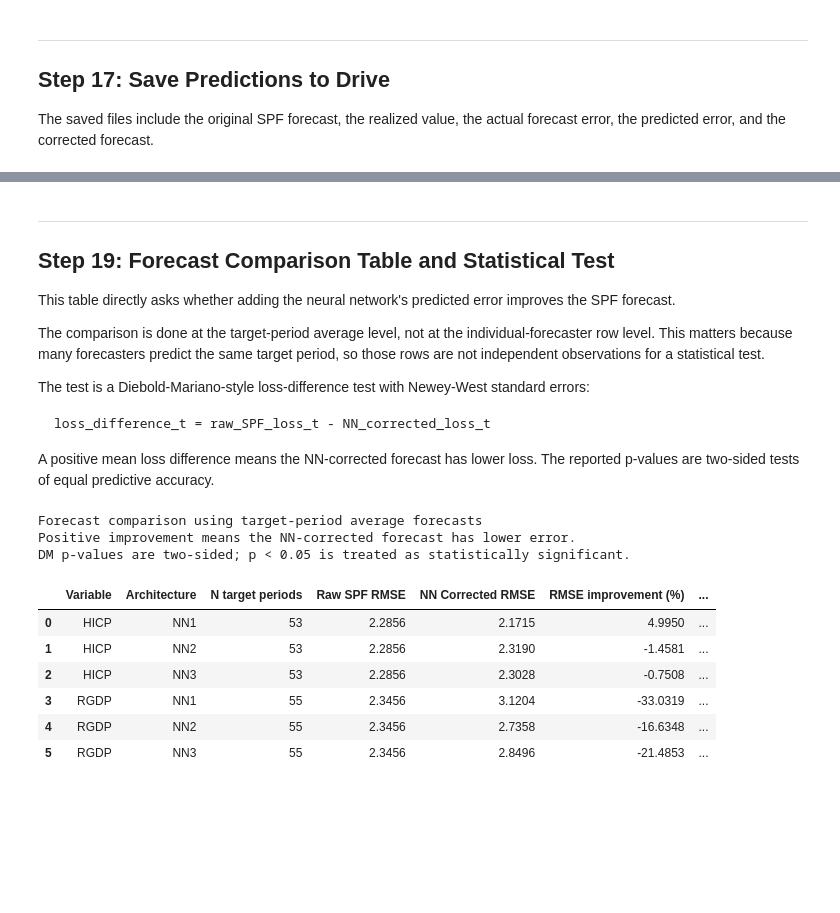
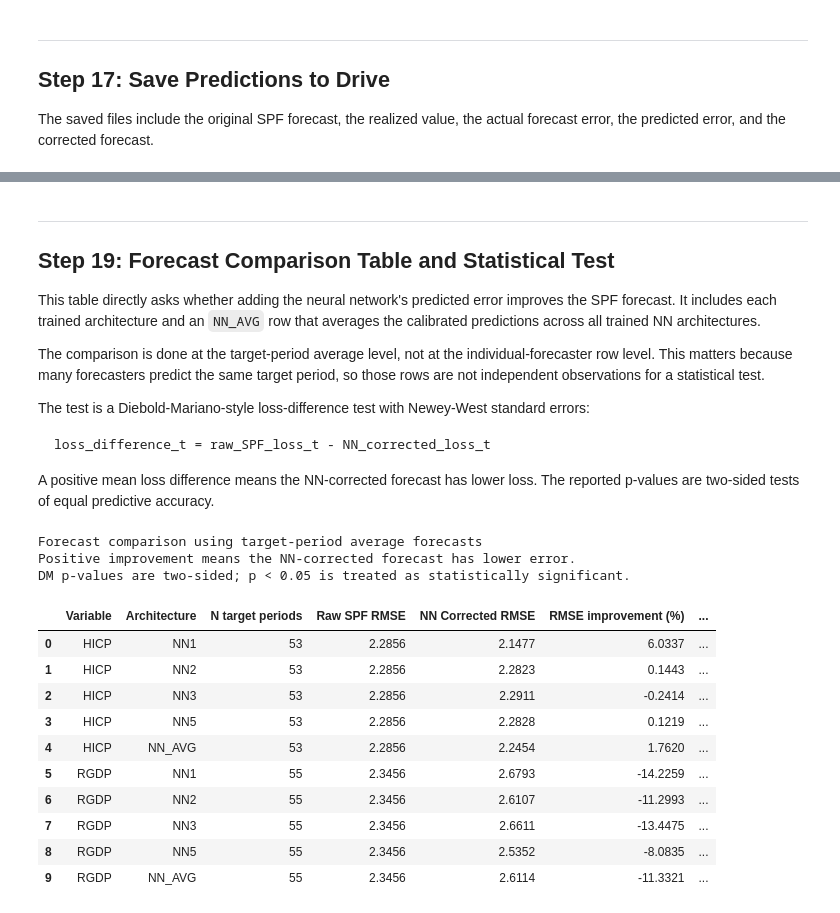
Before and after one commit to JulianReynolds/Data-Science-Assignment, a Jupyter notebook: nn_replication_a100.ipynb, the cells around one changed output, grey strips where cells are left out. Saved outputs shown, nothing was run; the diff lists cells and outputs as text; code cells hidden in the pictures; blank space fills up the shorter version.

```diff
--- a/nn_replication_a100.ipynb
+++ b/nn_replication_a100.ipynb
@@ -122,7 +122,7 @@ DATA_DIR = Path("data")
 # run to NN2 and the first few annual refits.
 # Set to False for the full replication.
 # ====================================================
-SMOKE_TEST = True
+SMOKE_TEST = False
 SMOKE_SPLITS = 5
 
 if SMOKE_TEST:
@@ -723,7 +768,7 @@ PREDICTION_CLIP_UPPER_Q = 0.99
 # OLS shrinkage calibrates the correction magnitude on the validation window:
 # alpha = sum(pred_valid * error_valid) / sum(pred_valid ** 2), clamped to [0, 1].
 USE_OLS_SHRINKAGE = True
-SHRINKAGE_ALPHA_MIN = 0.0
+SHRINKAGE_ALPHA_MIN = 0.1
 SHRINKAGE_ALPHA_MAX = 1.0
 
 print(f"Smoke test mode: {SMOKE_TEST}")
@@ -1184,7 +1245,7 @@ early training windows. The first model set uses `NN1`, `NN2`, and `NN3`.
 if SMOKE_TEST:
     archs_to_run = ["NN2"]
 else:
-    archs_to_run = ["NN1", "NN2", "NN3"]
+    archs_to_run = ["NN1", "NN2", "NN3","NN5"]
 
 # Results are nested as results[variable][architecture].
 results = {}
@@ -1775,7 +1945,9 @@ display(average_forecasts.tail(10))
 ## Step 19: Forecast Comparison Table and Statistical Test
 
 This table directly asks whether adding the neural network's predicted error
-improves the SPF forecast.
+improves the SPF forecast. It includes each trained architecture and an
+`NN_AVG` row that averages the calibrated predictions across all trained NN
+architectures.
 
 The comparison is done at the target-period average level, not at the
 individual-forecaster row level. This matters because many forecasters predict
@@ -1797,6 +1969,7 @@ The reported p-values are two-sided tests of equal predictive accuracy.
 # ====================================================
 
 DM_MAX_LAG = 4
+AVERAGE_ARCH_NAME = "NN_AVG"
 
 
 def metric_rmse(values: np.ndarray) -> float:
@@ -1865,9 +2038,38 @@ def comparison_verdict(improvement_pct: float, p_value: float) -> str:
     return f"NN {direction} ({suffix})"
 
 
+def get_prediction_series(target_variable: str, arch_name: str) -> pd.Series:
+    """Return indexed calibrated predictions for one architecture or NN_AVG."""
+    if arch_name == AVERAGE_ARCH_NAME:
+        available_arches = [
+            arch for arch in archs_to_run
+            if target_variable in results and arch in results[target_variable]
+        ]
+        if len(available_arches) < 2:
+            raise ValueError(f"Need at least two architectures to build {AVERAGE_ARCH_NAME}.")
+
+        aligned_predictions = pd.concat(
+            [
+                pd.Series(
+                    results[target_variable][arch]["preds"],
+                    index=results[target_variable][arch]["test_indices"],
+                    name=arch,
+                )
+                for arch in available_arches
+            ],
+            axis=1,
+            join="inner",
+        ).sort_index()
+        return aligned_predictions.mean(axis=1).rename(AVERAGE_ARCH_NAME)
+
+    res = results[target_variable][arch_name]
+    return pd.Series(res["preds"], index=res["test_indices"], name=arch_name)
+
+
 def build_architecture_forecast_frame(target_variable: str, arch_name: str) -> pd.DataFrame:
     """Build target-period average raw and NN-corrected forecasts."""
-    res = results[target_variable][arch_name]
+    prediction_series = get_prediction_series(target_variable, arch_name)
+
     needed_cols = [
         "survey_round",
         "survey_year",
@@ -1881,8 +2083,8 @@ def build_architecture_forecast_frame(target_variable: str, arch_name: str) -> p
     ]
     needed_cols = [col for col in needed_cols if col in model_data.columns]
 
-    meta = model_data.loc[res["test_indices"], needed_cols].reset_index(drop=True)
-    meta["predicted_error"] = res["preds"]
+    meta = model_data.loc[prediction_series.index, needed_cols].reset_index(drop=True)
+    meta["predicted_error"] = prediction_series.to_numpy(dtype=float)
     meta["nn_corrected_forecast"] = meta["rolling_1y_forecast"] + meta["predicted_error"]
 
     if "target_date" in meta.columns:
@@ -1917,10 +2119,15 @@ comparison_frames = {}
 for target_variable in TARGET_VARIABLES:
     comparison_frames[target_variable] = {}
 
-    for arch_name in archs_to_run:
-        if target_variable not in results or arch_name not in results[target_variable]:
-            continue
+    available_arches = [
+        arch for arch in archs_to_run
+        if target_variable in results and arch in results[target_variable]
+    ]
+    comparison_arches = available_arches.copy()
+    if len(available_arches) >= 2:
+        comparison_arches.append(AVERAGE_ARCH_NAME)
 
+    for arch_name in comparison_arches:
         forecast_frame = build_architecture_forecast_frame(target_variable, arch_name)
         comparison_frames[target_variable][arch_name] = forecast_frame
 
@@ -1978,39 +2185,43 @@ display_cols = [
     "DM stat squared loss",
     "DM p squared loss",
     "DM p absolute loss",
     "RMSE verdict",
 ]
 
 formatted_comparison = forecast_comparison_df[display_cols].copy()
 numeric_format_cols = [
     "Raw SPF RMSE",
     "NN Corrected RMSE",
     "RMSE improvement (%)",
     "Raw SPF MAE",
     "NN Corrected MAE",
     "MAE improvement (%)",
     "DM stat squared loss",
     "DM p squared loss",
     "DM p absolute loss",
 ]
 for col in numeric_format_cols:
     formatted_comparison[col] = formatted_comparison[col].map(lambda x: f"{x:.4f}")
 
 print("Forecast comparison using target-period average forecasts")
 print("Positive improvement means the NN-corrected forecast has lower error.")
 print("DM p-values are two-sided; p < 0.05 is treated as statistically significant.")
 display(formatted_comparison)
 # %% [output]
 Forecast comparison using target-period average forecasts
 Positive improvement means the NN-corrected forecast has lower error.
 DM p-values are two-sided; p < 0.05 is treated as statistically significant.
 |  | Variable | Architecture | N target periods | Raw SPF RMSE | NN Corrected RMSE | RMSE improvement (%) | ... |
-| 0 | HICP | NN1 | 53 | 2.2856 | 2.1715 | 4.9950 | ... |
-| 1 | HICP | NN2 | 53 | 2.2856 | 2.3190 | -1.4581 | ... |
-| 2 | HICP | NN3 | 53 | 2.2856 | 2.3028 | -0.7508 | ... |
-| 3 | RGDP | NN1 | 55 | 2.3456 | 3.1204 | -33.0319 | ... |
-| 4 | RGDP | NN2 | 55 | 2.3456 | 2.7358 | -16.6348 | ... |
-| 5 | RGDP | NN3 | 55 | 2.3456 | 2.8496 | -21.4853 | ... |
+| 0 | HICP | NN1 | 53 | 2.2856 | 2.1477 | 6.0337 | ... |
+| 1 | HICP | NN2 | 53 | 2.2856 | 2.2823 | 0.1443 | ... |
+| 2 | HICP | NN3 | 53 | 2.2856 | 2.2911 | -0.2414 | ... |
+| 3 | HICP | NN5 | 53 | 2.2856 | 2.2828 | 0.1219 | ... |
+| 4 | HICP | NN_AVG | 53 | 2.2856 | 2.2454 | 1.7620 | ... |
+| 5 | RGDP | NN1 | 55 | 2.3456 | 2.6793 | -14.2259 | ... |
+| 6 | RGDP | NN2 | 55 | 2.3456 | 2.6107 | -11.2993 | ... |
+| 7 | RGDP | NN3 | 55 | 2.3456 | 2.6611 | -13.4475 | ... |
+| 8 | RGDP | NN5 | 55 | 2.3456 | 2.5352 | -8.0835 | ... |
+| 9 | RGDP | NN_AVG | 55 | 2.3456 | 2.6114 | -11.3321 | ... |
 # %% [markdown]
 ---
 ## Summary
```
Also changed, not shown: parts of 15 cells of this notebook.
